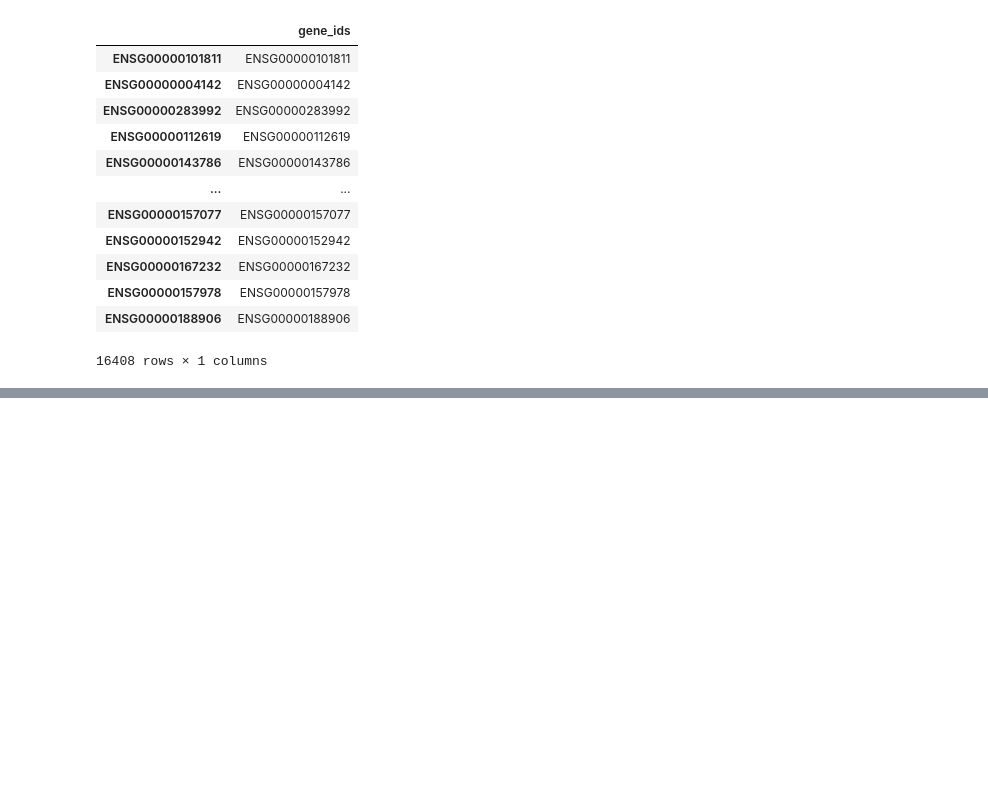
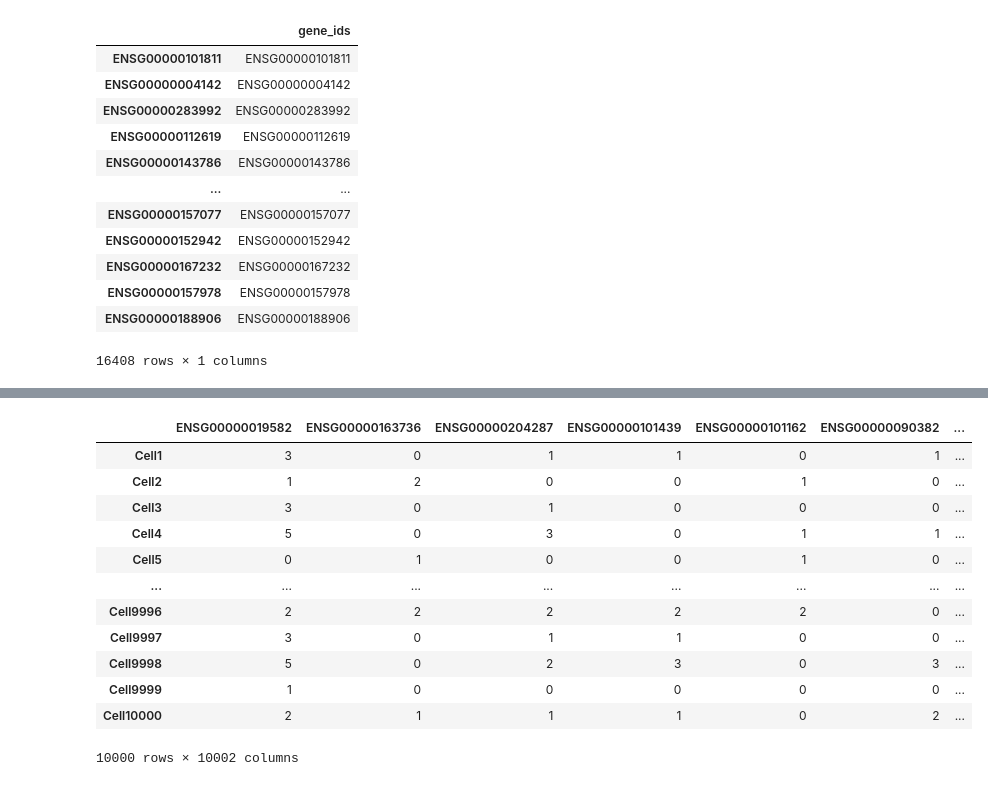
Before and after one commit to tsyasenpoor/sspa_vi, a Jupyter notebook: VariationalInference/scdesign3/t.ipynb, the cells around one changed output, grey strips where cells are left out. Saved outputs shown, nothing was run; the diff lists cells and outputs as text; code cells hidden in the pictures; blank space fills up the shorter version.

Commit message:
disease effect in sim data

```diff
--- a/VariationalInference/scdesign3/t.ipynb
+++ b/VariationalInference/scdesign3/t.ipynb
@@ -87,0 +121,17 @@ covid_adata.var
+# %%
+combined_data = pd.concat([simulated_counts, similated_metadata], axis=1)
+combined_data
+# %% [output]
+|  | ENSG00000019582 | ENSG00000163736 | ENSG00000204287 | ENSG00000101439 | ENSG00000101162 | ENSG00000090382 | ... |
+| Cell1 | 3 | 0 | 1 | 1 | 0 | 1 | ... |
+| Cell2 | 1 | 2 | 0 | 0 | 1 | 0 | ... |
+| Cell3 | 3 | 0 | 1 | 0 | 0 | 0 | ... |
+| Cell4 | 5 | 0 | 3 | 0 | 1 | 1 | ... |
+| Cell5 | 0 | 1 | 0 | 0 | 1 | 0 | ... |
+| ... | ... | ... | ... | ... | ... | ... | ... |
+| Cell9996 | 2 | 2 | 2 | 2 | 2 | 0 | ... |
+| Cell9997 | 3 | 0 | 1 | 1 | 0 | 0 | ... |
+| Cell9998 | 5 | 0 | 2 | 3 | 0 | 3 | ... |
+| Cell9999 | 1 | 0 | 0 | 0 | 0 | 0 | ... |
+| Cell10000 | 2 | 1 | 1 | 1 | 0 | 2 | ... |
+10000 rows × 10002 columns
```
Also changed, not shown: parts of 6 cells of this notebook, 3 other files.
